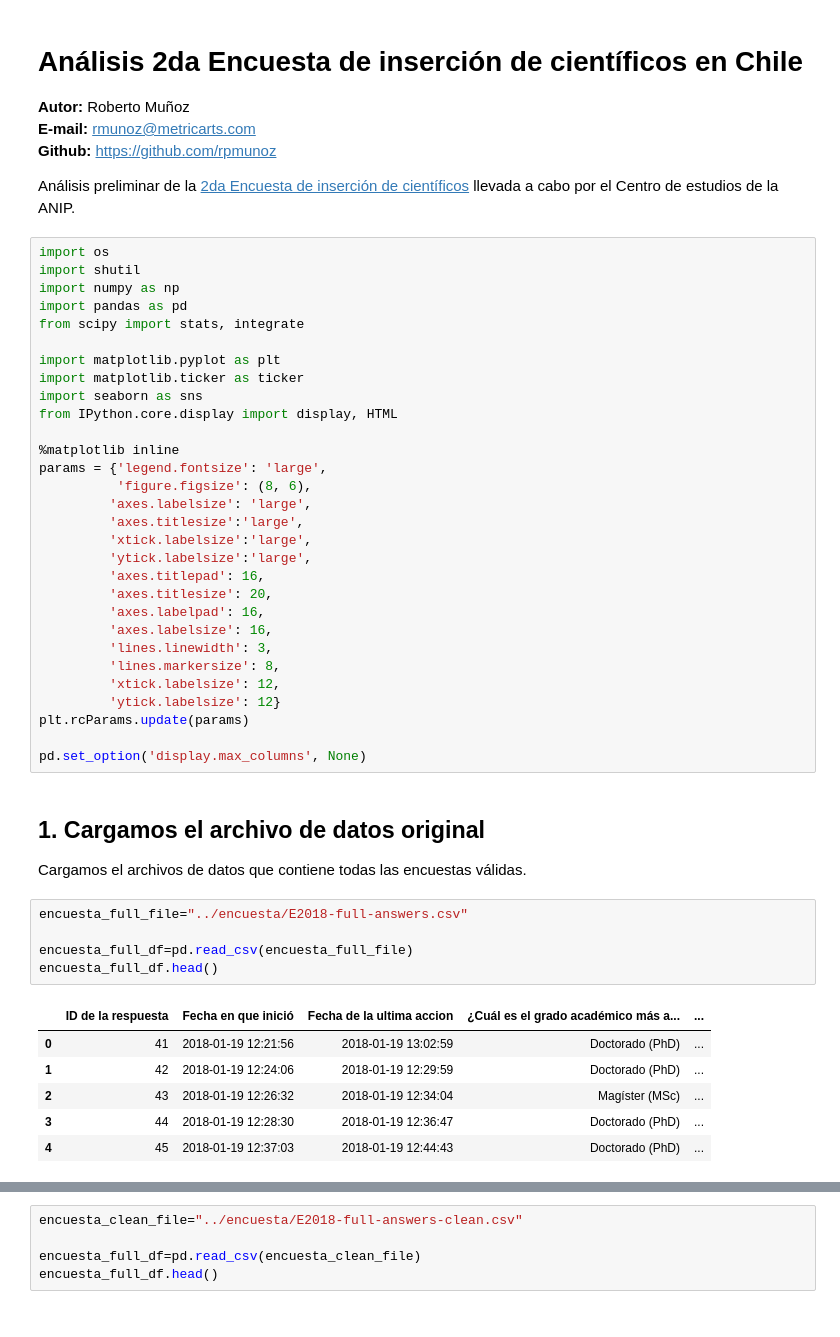
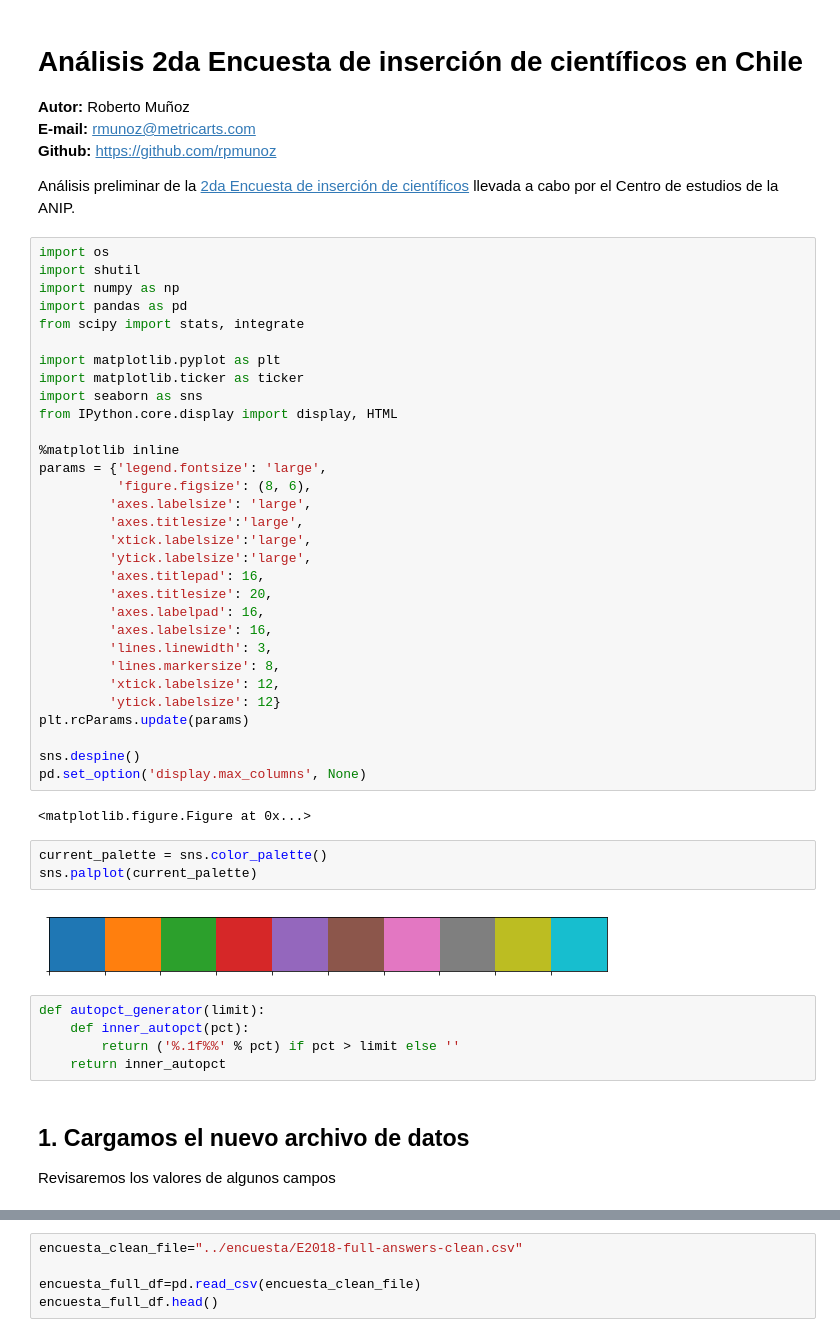
Before and after one commit to anipchile/encuesta_2018, a Jupyter notebook: notebooks/03 - Analisis de encuesta de insercion - Doctorado.ipynb, the cells around one changed output, grey strips where cells are left out. Drawn from its saved outputs; the diff is of its cells as text.

```diff
--- a/notebooks/Analisis encuesta insercion 2018.ipynb
+++ b/notebooks/03 - Analisis de encuesta de insercion - Doctorado.ipynb
@@ -35,20 +35,21 @@ params = {'legend.fontsize': 'large',
          'ytick.labelsize': 12}
 plt.rcParams.update(params)
 
+sns.despine()
 pd.set_option('display.max_columns', None)
+# %% [output]
+<matplotlib.figure.Figure at 0x...>
+# %%
+current_palette = sns.color_palette()
+sns.palplot(current_palette)
+# %% [output]
+[figure, added]
+# %%
+def autopct_generator(limit):
+    def inner_autopct(pct):
+        return ('%.1f%%' % pct) if pct > limit else ''
+    return inner_autopct
 # %% [markdown]
-## 1. Cargamos el archivo de datos original
+## 1. Cargamos el nuevo archivo de datos
 
-Cargamos el archivos de datos que contiene todas las encuestas válidas.
+Revisaremos los valores de algunos campos
-# %%
-encuesta_full_file="../encuesta/E2018-full-answers.csv"
-
-encuesta_full_df=pd.read_csv(encuesta_full_file)
-encuesta_full_df.head()
-# %% [output]
-|  | ID de la respuesta | Fecha en que inició | Fecha de la ultima accion | ¿Cuál es el grado académico más a... | ... |
-| 0 | 41 | 2018-01-19 12:21:56 | 2018-01-19 13:02:59 | Doctorado (PhD) | ... |
-| 1 | 42 | 2018-01-19 12:24:06 | 2018-01-19 12:29:59 | Doctorado (PhD) | ... |
-| 2 | 43 | 2018-01-19 12:26:32 | 2018-01-19 12:34:04 | Magíster (MSc) | ... |
-| 3 | 44 | 2018-01-19 12:28:30 | 2018-01-19 12:36:47 | Doctorado (PhD) | ... |
-| 4 | 45 | 2018-01-19 12:37:03 | 2018-01-19 12:44:43 | Doctorado (PhD) | ... |
```
Also changed, not shown: parts of 75 cells of this notebook, 13 other files.
